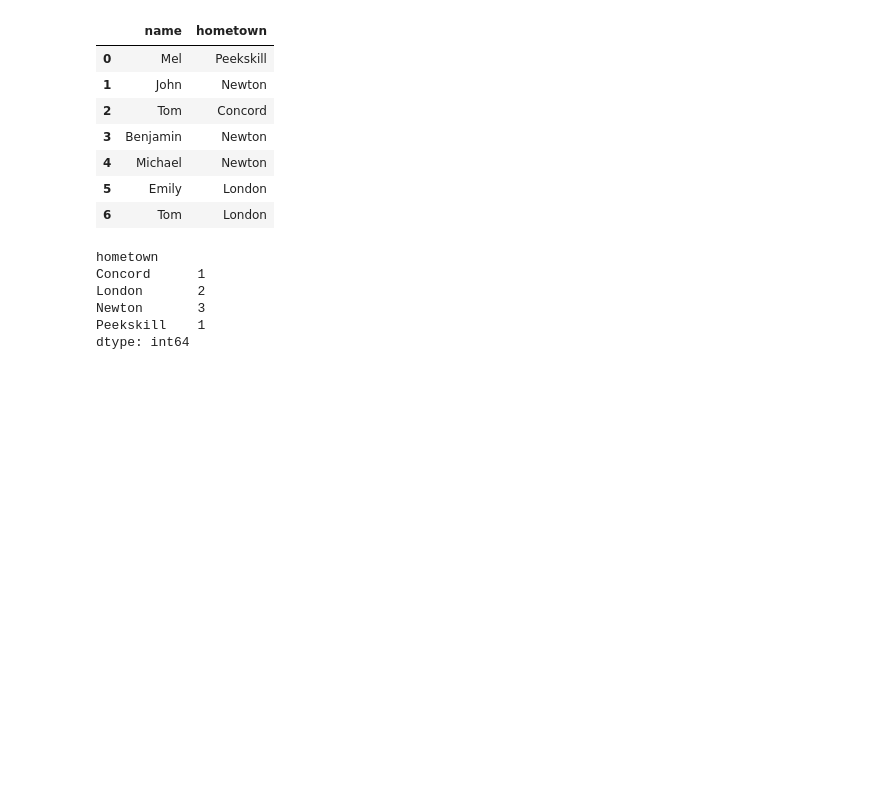
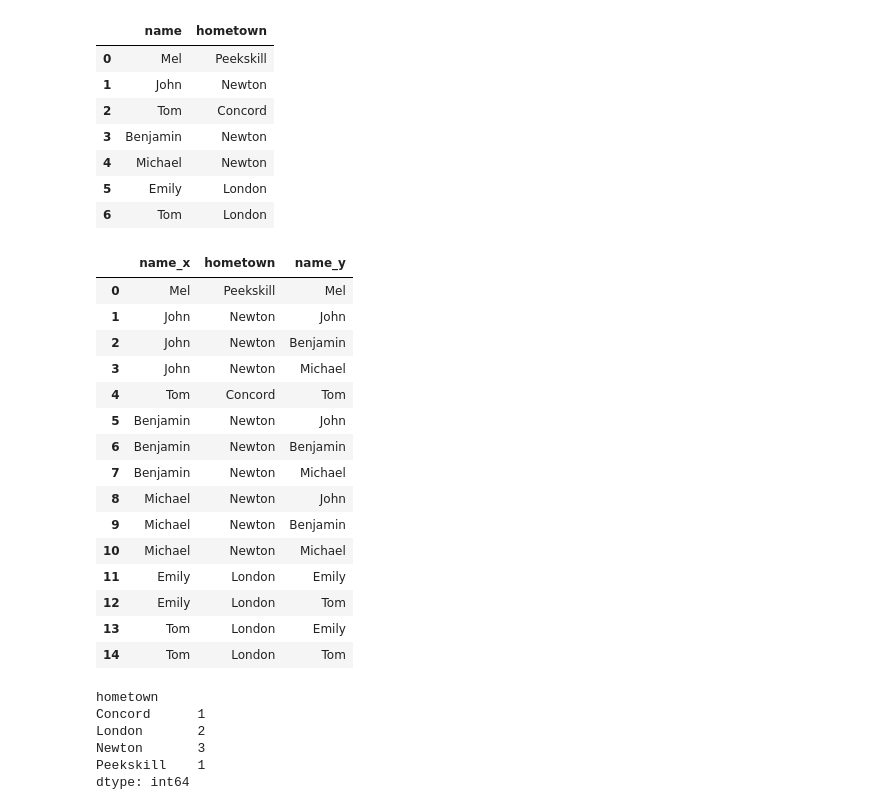
Before and after one commit to Haleymussary00/dx602-homework-10, a Jupyter notebook: homework.ipynb, the cells around one changed output. Drawn from its saved outputs; the diff is of its cells as text; code cells hidden in the pictures; blank space fills up the shorter version.

```diff
--- a/homework.ipynb
+++ b/homework.ipynb
@@ -466,6 +466,26 @@ q19
 | 4 | Michael | Newton |
 | 5 | Emily | London |
 | 6 | Tom | London |
+# %%
+pairs = q19.merge(q19, on="hometown", how="inner")
+pairs
+# %% [output]
+|  | name_x | hometown | name_y |
+| 0 | Mel | Peekskill | Mel |
+| 1 | John | Newton | John |
+| 2 | John | Newton | Benjamin |
+| 3 | John | Newton | Michael |
+| 4 | Tom | Concord | Tom |
+| 5 | Benjamin | Newton | John |
+| 6 | Benjamin | Newton | Benjamin |
+| 7 | Benjamin | Newton | Michael |
+| 8 | Michael | Newton | John |
+| 9 | Michael | Newton | Benjamin |
+| 10 | Michael | Newton | Michael |
+| 11 | Emily | London | Emily |
+| 12 | Emily | London | Tom |
+| 13 | Tom | London | Emily |
+| 14 | Tom | London | Tom |
 # %%
 pairs = q19.merge(q19, on="hometown")
 pairs
```
Also changed, not shown: parts of 2 cells of this notebook.
